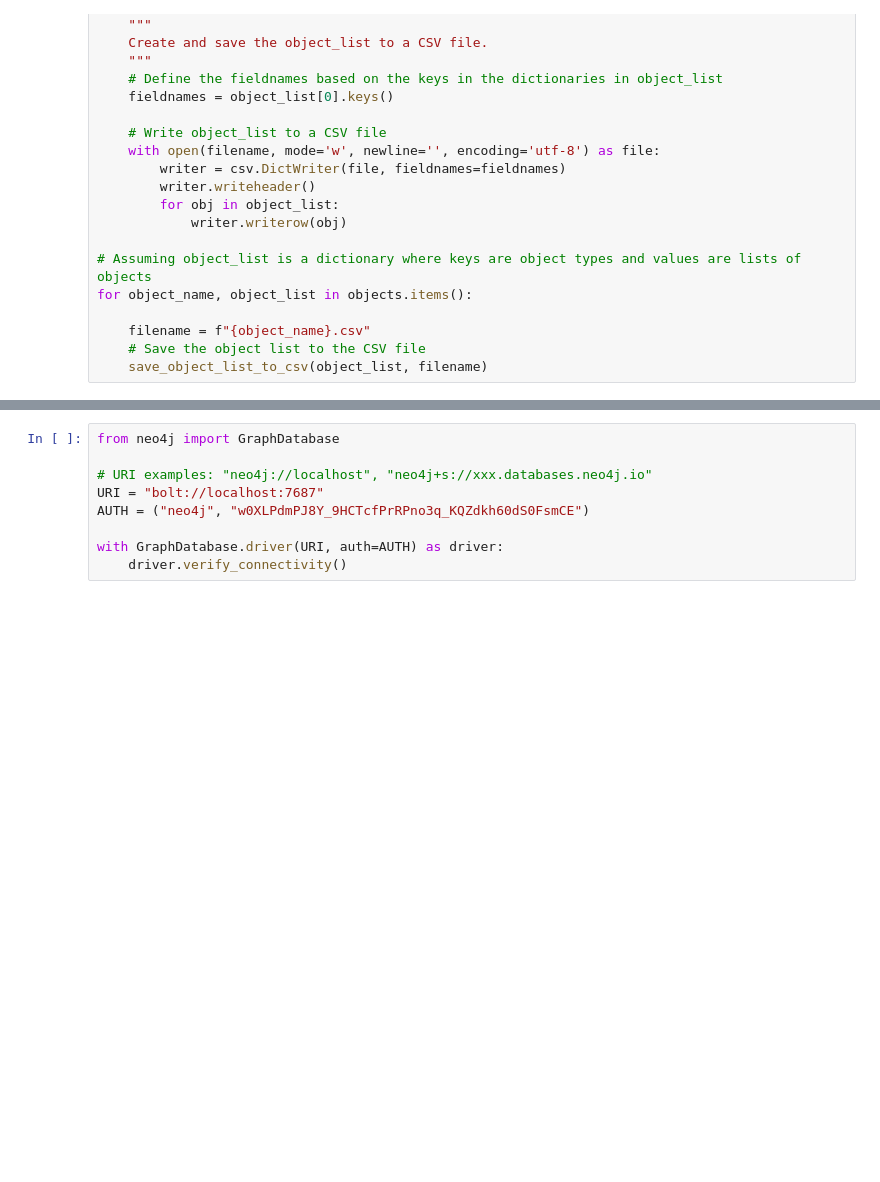
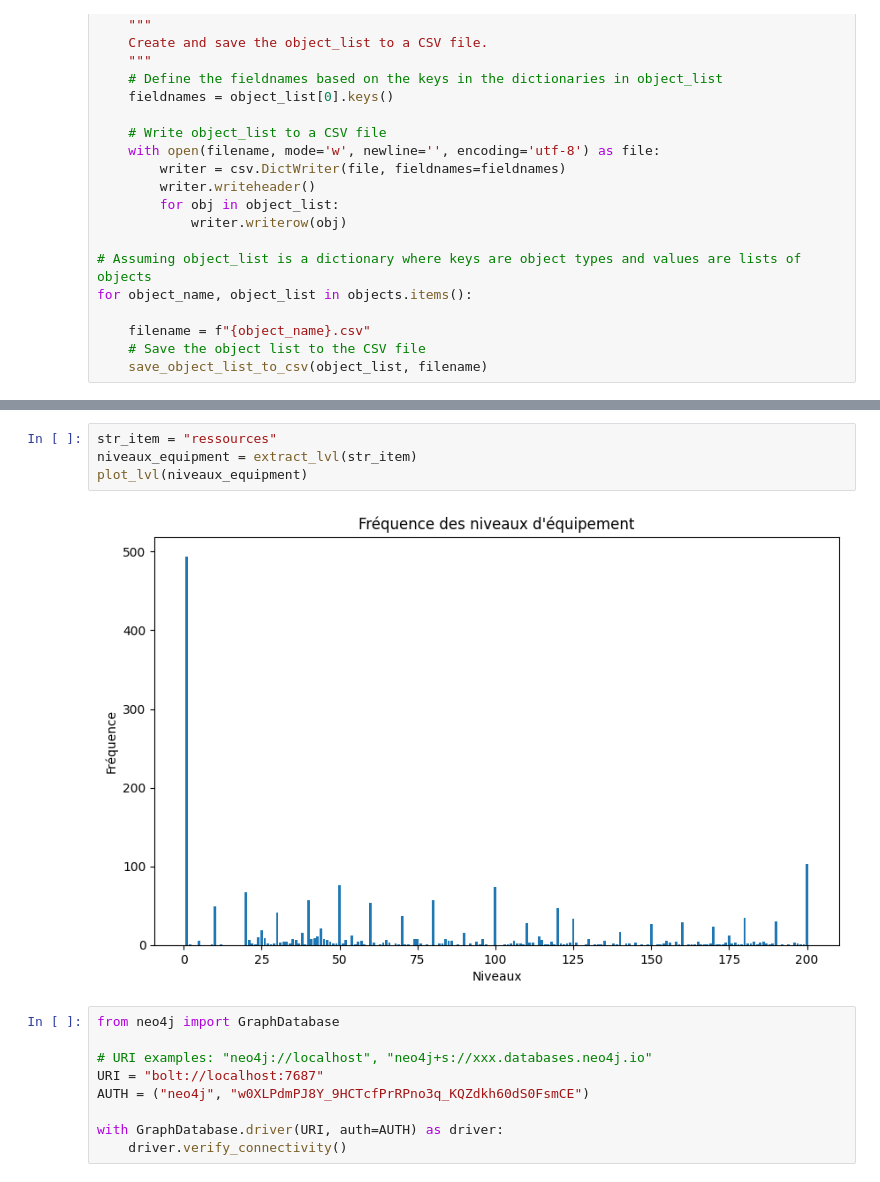
Before and after one commit to Plogeur/Dofus-touch-economic, a Jupyter notebook: economic.ipynb, the cells around one changed output, grey strips where cells are left out. Cells and saved outputs as stored; diff of their text form; blank space fills up the shorter version.

```diff
--- a/economic.ipynb
+++ b/economic.ipynb
@@ -159,3 +252,9 @@ for object_name, object_list in objects.items():
+# %%
+str_item = "ressources"
+niveaux_equipment = extract_lvl(str_item)
+plot_lvl(niveaux_equipment)
+# %% [output]
+[figure, added]
 # %%
 from neo4j import GraphDatabase
 
```
Also changed, not shown: parts of 13 cells of this notebook.
